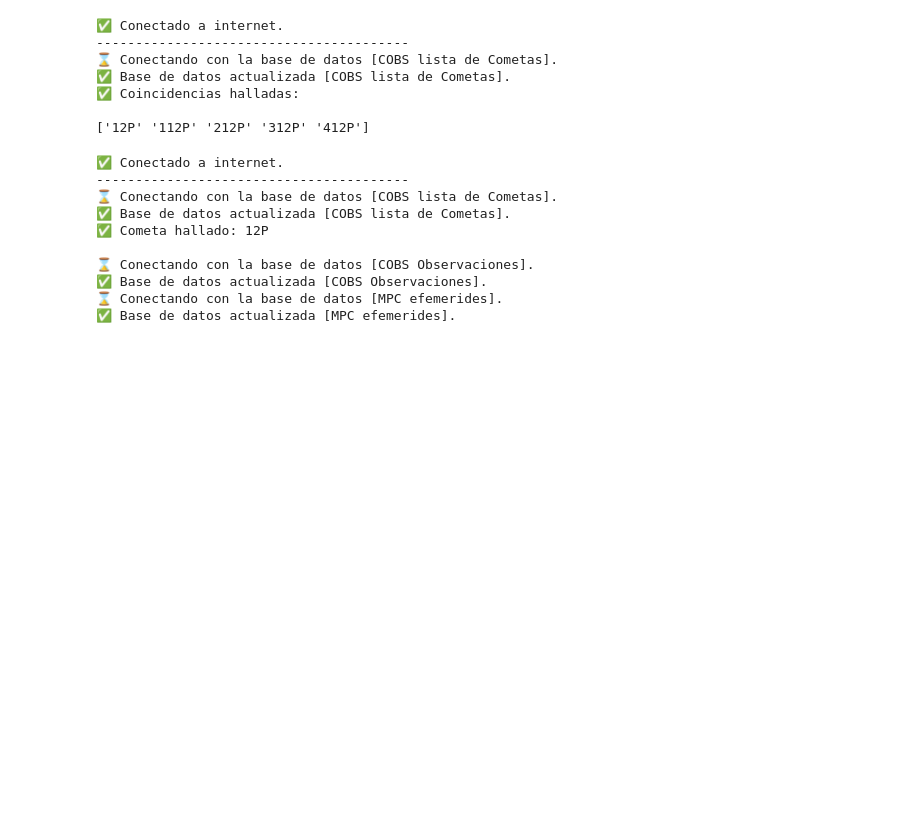
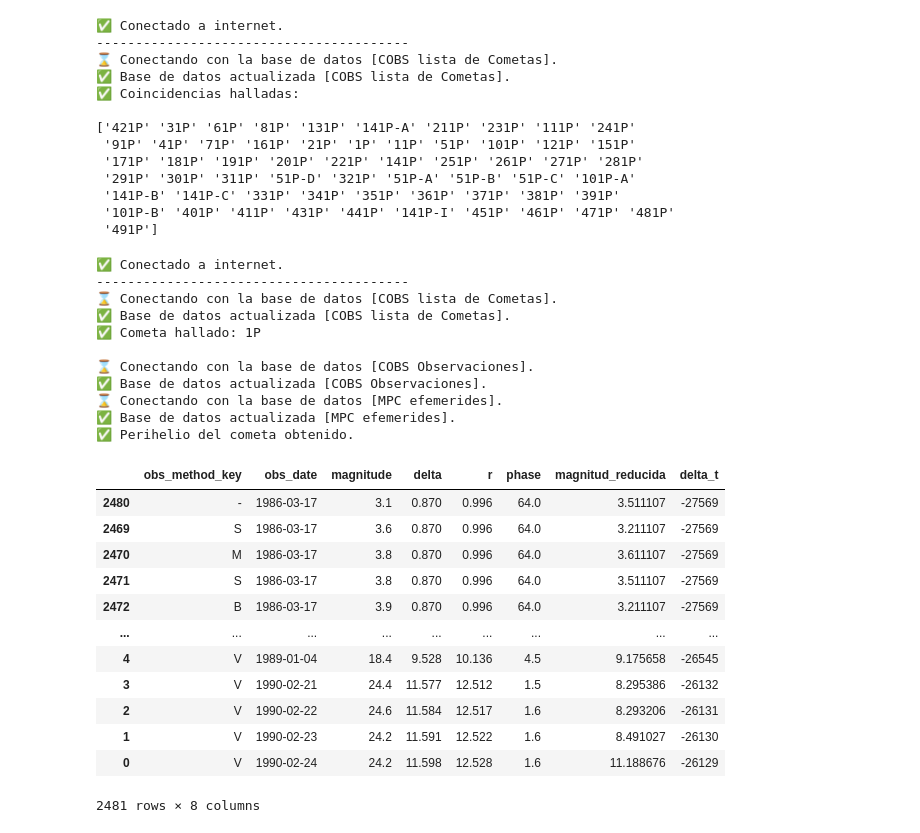
Before and after one commit to sperezp23/Analizador_de_cometas_COLAB, a Jupyter notebook: Analizador_de_cometas.ipynb, the cells around one changed output. Drawn from its saved outputs; the diff is of its cells as text; code cells hidden in the pictures; blank space fills up the shorter version.

```diff
--- a/Analizador_de_cometas.ipynb
+++ b/Analizador_de_cometas.ipynb
@@ -5,7 +5,7 @@ from Funciones.Envolvente_superior_inferior import envolvente_superior_inferior
 from Funciones.Generar_grafica import generar_grafica
 # %%
 # Panel de control
-nombre_del_cometa = '12P'
+nombre_del_cometa = '1P'
 # %%
 buscar_cometa(nombre_del_cometa)
 # %% [output]
@@ -15,7 +15,13 @@ buscar_cometa(nombre_del_cometa)
 ✅ Base de datos actualizada [COBS lista de Cometas].
 ✅ Coincidencias halladas:
 
-['12P' '112P' '212P' '312P' '412P']
+['421P' '31P' '61P' '81P' '131P' '141P-A' '211P' '231P' '111P' '241P'
+ '91P' '41P' '71P' '161P' '21P' '1P' '11P' '51P' '101P' '121P' '151P'
+ '171P' '181P' '191P' '201P' '221P' '141P' '251P' '261P' '271P' '281P'
+ '291P' '301P' '311P' '51P-D' '321P' '51P-A' '51P-B' '51P-C' '101P-A'
+ '141P-B' '141P-C' '331P' '341P' '351P' '361P' '371P' '381P' '391P'
+ '101P-B' '401P' '411P' '431P' '441P' '141P-I' '451P' '461P' '471P' '481P'
+ '491P']
 # %%
 # Base de datos
 bases_de_datos = envolvente_superior_inferior(nombre_del_cometa)
@@ -24,10 +30,11 @@ bases_de_datos = envolvente_superior_inferior(nombre_del_cometa)
 ----------------------------------------
 ⌛ Conectando con la base de datos [COBS lista de Cometas].
 ✅ Base de datos actualizada [COBS lista de Cometas].
-✅ Cometa hallado: 12P
+✅ Cometa hallado: 1P
 
 ⌛ Conectando con la base de datos [COBS Observaciones].
 ✅ Base de datos actualizada [COBS Observaciones].
 ⌛ Conectando con la base de datos [MPC efemerides].
 ✅ Base de datos actualizada [MPC efemerides].
+✅ Perihelio del cometa obtenido.
 # %%
@@ -35 +42,17 @@ tipo_de_grafica = '7'
 generar_grafica(tipo_de_grafica, nombre_del_cometa, bases_de_datos)
+# %%
+bases_de_datos[1].sort_values(by='obs_date')
+# %% [output]
+|  | obs_method_key | obs_date | magnitude | delta | r | phase | magnitud_reducida | delta_t |
+| 2480 | - | 1986-03-17 | 3.1 | 0.870 | 0.996 | 64.0 | 3.511107 | -27569 |
+| 2469 | S | 1986-03-17 | 3.6 | 0.870 | 0.996 | 64.0 | 3.211107 | -27569 |
+| 2470 | M | 1986-03-17 | 3.8 | 0.870 | 0.996 | 64.0 | 3.611107 | -27569 |
+| 2471 | S | 1986-03-17 | 3.8 | 0.870 | 0.996 | 64.0 | 3.511107 | -27569 |
+| 2472 | B | 1986-03-17 | 3.9 | 0.870 | 0.996 | 64.0 | 3.211107 | -27569 |
+| ... | ... | ... | ... | ... | ... | ... | ... | ... |
+| 4 | V | 1989-01-04 | 18.4 | 9.528 | 10.136 | 4.5 | 9.175658 | -26545 |
+| 3 | V | 1990-02-21 | 24.4 | 11.577 | 12.512 | 1.5 | 8.295386 | -26132 |
+| 2 | V | 1990-02-22 | 24.6 | 11.584 | 12.517 | 1.6 | 8.293206 | -26131 |
+| 1 | V | 1990-02-23 | 24.2 | 11.591 | 12.522 | 1.6 | 8.491027 | -26130 |
+| 0 | V | 1990-02-24 | 24.2 | 11.598 | 12.528 | 1.6 | 11.188676 | -26129 |
+2481 rows × 8 columns
```
Also changed, not shown: parts of 1 cell of this notebook, 1 other file.
